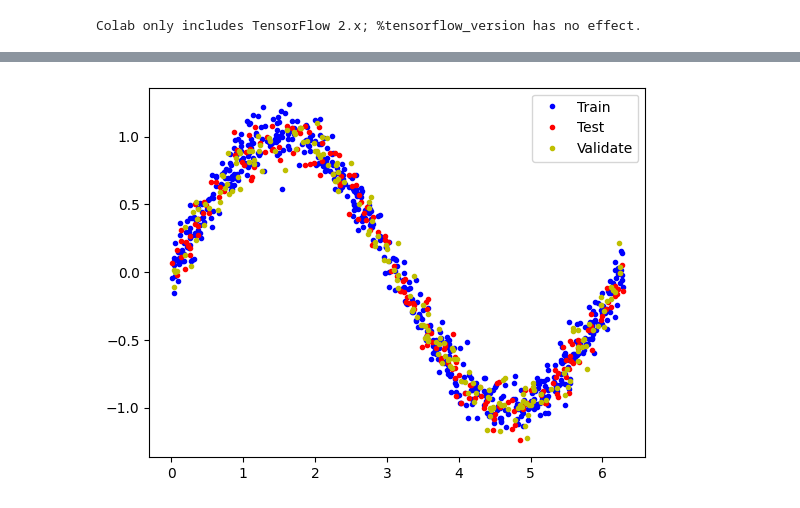
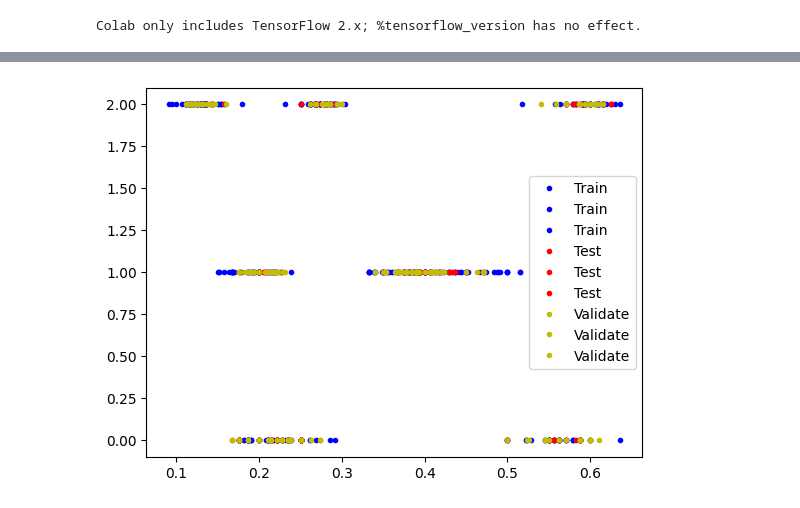
Before and after one commit to AVGithub-1/DSC190_lab4, a Jupyter notebook: sine_model-1(1).ipynb, the cells around one changed output, grey strips where cells are left out. Drawn from its saved outputs; the diff is of its cells as text; code cells hidden in the pictures.

Commit message:
model training done

```diff
--- a/sine_model-1(1).ipynb
+++ b/sine_model-1(1).ipynb
@@ -22,0 +24,9 @@ TensorFlow 2.15.0
+# %%
+folder = './Data_190-1/Data/'
+a = pd.read_csv(folder + 'apple.csv')
+a['Fruit'] = 0
+b = pd.read_csv(folder + 'banana.csv')
+b['Fruit'] = 1
+o = pd.read_csv(folder + 'orange.csv')
+o['Fruit'] = 2
+all_data = pd.concat([a,b,o], ignore_index=True)
@@ -23,7 +49,8 @@ TensorFlow 2.15.0
 # %%
 # Settings
-nsamples = 1000     # Number of samples to use as a dataset
+nsamples = len(all_data)     # Number of samples to use as a dataset
 val_ratio = 0.2     # Percentage of samples that should be held for validation set
 test_ratio = 0.2    # Percentage of samples that should be held for test set
-tflite_model_name = 'sine_model'  # Will be given .tflite suffix
-c_model_name = 'sine_model'       # Will be given .h suffix
+tflite_model_name = 'fruit_model'  # Will be given .tflite suffix
+c_model_name = 'fruit_model'       # Will be given .h suffix
+np.random.seed(1234)
@@ -46,21 +57,29 @@ plt.plot(x_values, y_values, '.')
+# %%
+#shuffle all_data
+all_data = all_data.sample(frac=1)
+
+#separate all_data into the x_values(features) and y_values(labels)
+
+x_values = all_data.drop(['Fruit'], axis=1)
+y_values = all_data['Fruit']
 # %%
 # Plit the dataset into training, validation, and test sets
 val_split = int(val_ratio * nsamples)
 test_split = int(val_split + (test_ratio * nsamples))
 x_val, x_test, x_train = np.split(x_values, [val_split, test_split])
 y_val, y_test, y_train = np.split(y_values, [val_split, test_split])
 
 # Check that our splits add up correctly
-assert(x_train.size + x_val.size + x_test.size) == nsamples
+assert(x_train.size + x_val.size + x_test.size) == nsamples*3
 
 # Plot the data in each partition in different colors:
 plt.plot(x_train, y_train, 'b.', label="Train")
 plt.plot(x_test, y_test, 'r.', label="Test")
 plt.plot(x_val, y_val, 'y.', label="Validate")
 plt.legend()
 plt.show()
 # %% [output]
-[figure, old version]
+[figure, new version]
 # %%
 # Create a model
 model = tf.keras.Sequential()
```
Also changed, not shown: parts of 10 cells of this notebook, 2 other files.
